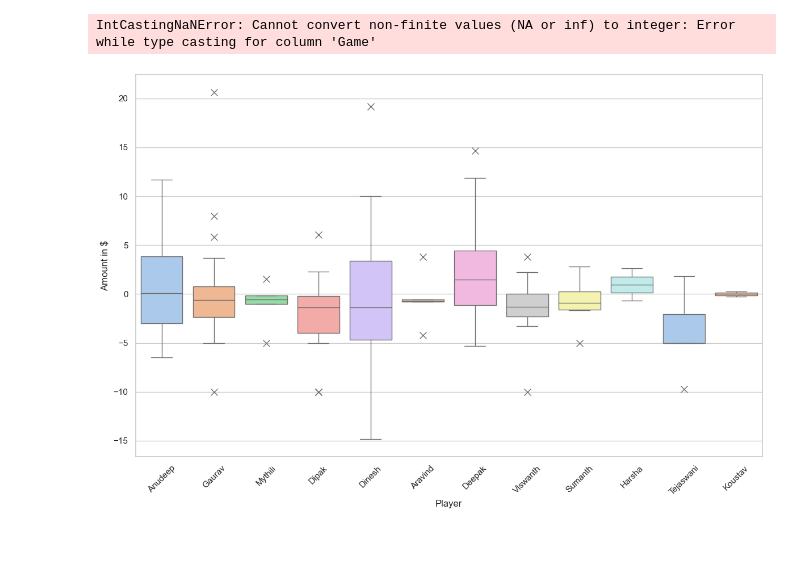
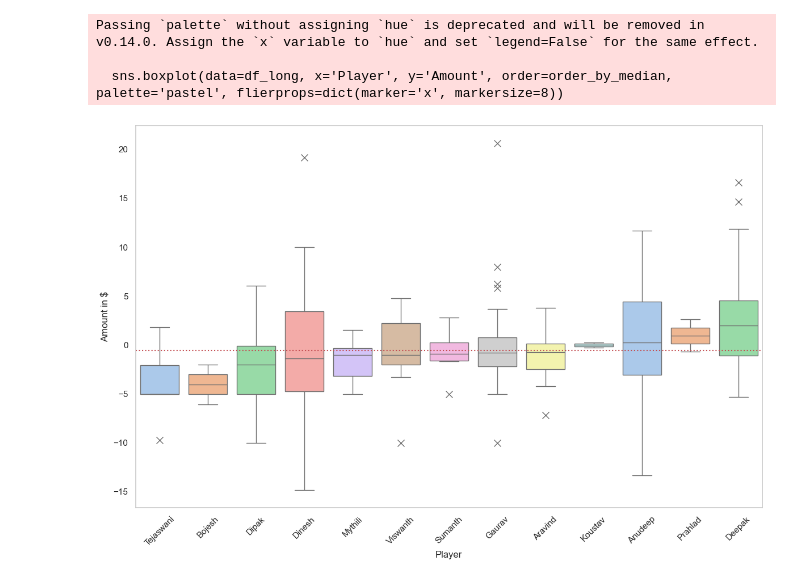
Before and after one commit to gvattiku/poker_app, a Jupyter notebook: notebooks/split_analysis.ipynb, the cells around one changed output. Cells and saved outputs as stored; diff of their text form; code cells hidden in the pictures; blank space fills up the shorter version.

Commit message:
Updated Box-plot

```diff
--- a/notebooks/split_analysis.ipynb
+++ b/notebooks/split_analysis.ipynb
@@ -6,5 +6,5 @@ import scipy.stats as stats
 from matplotlib.colors import Normalize
 from matplotlib.cm import ScalarMappable
 # %%
-path = r'/Users/gauravvattikuti/Documents/VSCode/poker_app/data/Bronze/poker-10427_2024-04-27_export.csv'
+path = r'/Users/gauravvattikuti/Documents/VSCode/poker_app/data/Silver/game_data.csv'
 # %%
@@ -14,37 +12,32 @@ df_raw = pd.read_csv(path, header = 0) #, names = cols)
 
 df_raw.replace(0, np.nan, inplace = True)
 # %%
-schema = {'Game' : int,
-'Anudeep' : float,
-'Gaurav' : float,
-'Mythili' : float,
-'Dipak' : float,
-'Dinesh' : float,
-'Aravind' : float,
-'Deepak' : float,
-'Viswanth' : float,
-'Sumanth' : float,
-'Harsha' : float,
-'Tejaswani' : float,
-'Koustav' : float}
+df_raw['Game'] = df_raw.reset_index(drop=True).index + 1
+# df_raw
-# %%
-df_clean = pd.DataFrame(df, columns=schema.keys()).astype(schema)
-df_clean
-# %% [output]
-IntCastingNaNError: Cannot convert non-finite values (NA or inf) to integer: Error while type casting for column 'Game'
 # %%
-df_long = df.melt(id_vars=['Game'], var_name='Player', value_name='Amount')
+df_long = df_raw.melt(id_vars=['Game'], var_name='Player', value_name='Amount')
+
+order_by_median = df_long.groupby('Player')['Amount'].median().sort_values().index
 
 plt.figure(figsize=(12, 8))
-sns.boxplot(data=df_long, x='Player', y='Amount', hue = 'Player', palette='pastel', flierprops=dict(marker='x', markersize=8), legend = False)
+sns.boxplot(data=df_long, x='Player', y='Amount', order=order_by_median, palette='pastel', flierprops=dict(marker='x', markersize=8))
+
+overall_median = df_long['Amount'].median()
+plt.axhline(y=overall_median, color='r', linestyle=':', label=f'Overall Median: {overall_median:.2f}')
 
 sns.set_style("whitegrid")
 
 plt.xticks(rotation=45)
 # plt.title('Game Scores by Player')
 plt.ylabel('Amount in $')
 # plt.xlabel('Player')
+
+plt.grid(False)
+
 plt.tight_layout()
 plt.show()
 # %% [output]
+Passing `palette` without assigning `hue` is deprecated and will be removed in v0.14.0. Assign the `x` variable to `hue` and set `legend=False` for the same effect.
+
+  sns.boxplot(data=df_long, x='Player', y='Amount', order=order_by_median, palette='pastel', flierprops=dict(marker='x', markersize=8))
-[figure, old version]
+[figure, new version]
```
Also changed, not shown: parts of 3 cells of this notebook, 1 other file.
